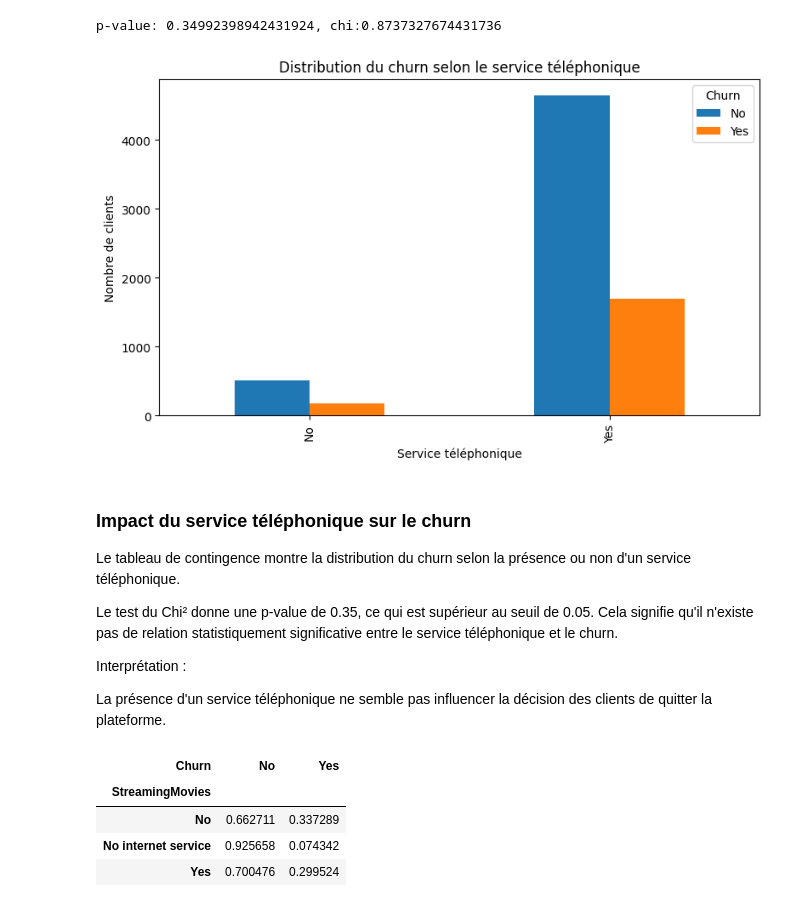
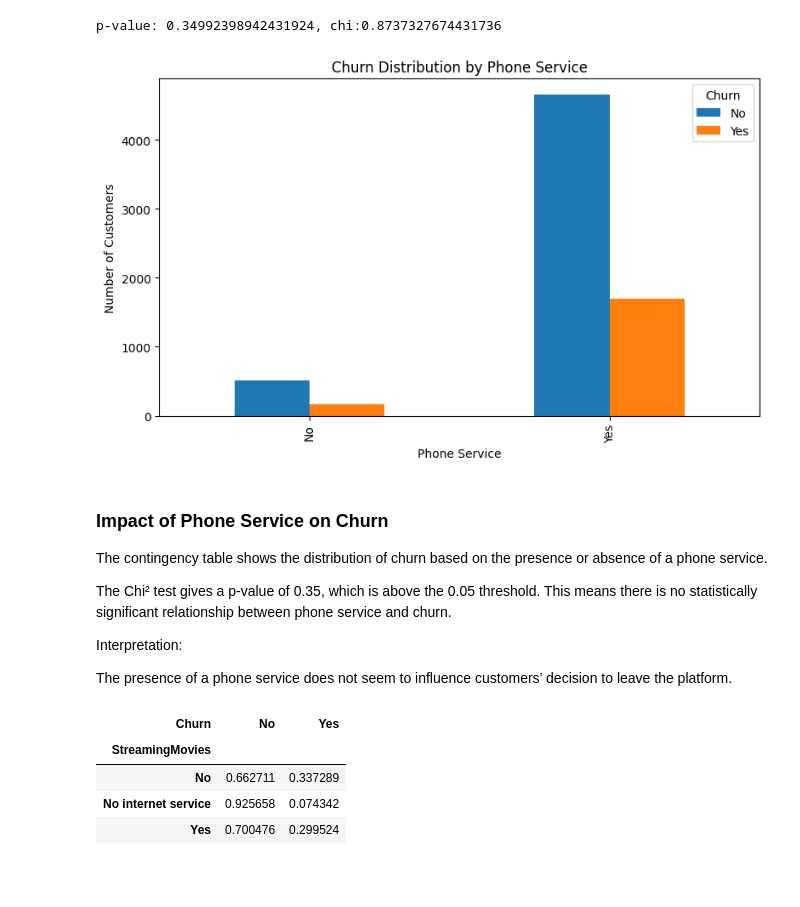
Before and after one commit to djafarou-ML/FUTURE_DS_02, a Jupyter notebook: main.ipynb, the cells around one changed output. Cells and saved outputs as stored; diff of their text form; code cells hidden in the pictures; blank space fills up the shorter version.

```diff
--- a/main.ipynb
+++ b/main.ipynb
@@ -646,27 +590,23 @@ print(f'p-value: {p}, chi:{chi2}')
 p-value: 0.34992398942431924, chi:0.8737327674431736
 # %%
 phone_service.plot(kind='bar', figsize=(8,5))
-plt.xlabel('Service téléphonique')
-plt.ylabel('Nombre de clients')
-plt.title('Distribution du churn selon le service téléphonique')
+plt.xlabel('Phone Service')
+plt.ylabel('Number of Customers')
+plt.title('Churn Distribution by Phone Service')
 plt.tight_layout()
 plt.show()
 # %% [output]
-[figure, old version]
+[figure, new version]
 # %% [markdown]
-### Impact du service téléphonique sur le churn
+### Impact of Phone Service on Churn
 
-Le tableau de contingence montre la distribution du churn selon
-la présence ou non d'un service téléphonique.
+The contingency table shows the distribution of churn based on the presence or absence of a phone service.
 
-Le test du Chi² donne une p-value de 0.35, ce qui est supérieur
-au seuil de 0.05. Cela signifie qu'il n'existe pas de relation
-statistiquement significative entre le service téléphonique et le churn.
+The Chi² test gives a p-value of 0.35, which is above the 0.05 threshold. This means there is no statistically significant relationship between phone service and churn.
 
-Interprétation :
+Interpretation:
 
-La présence d'un service téléphonique ne semble pas influencer
-la décision des clients de quitter la plateforme.
+The presence of a phone service does not seem to influence customers’ decision to leave the platform.
 # %%
 streaming_movie = pd.crosstab(df['StreamingMovies'], df['Churn'], normalize='index')
 streaming_movie
```
Also changed, not shown: parts of 53 cells of this notebook, 1 other file.
